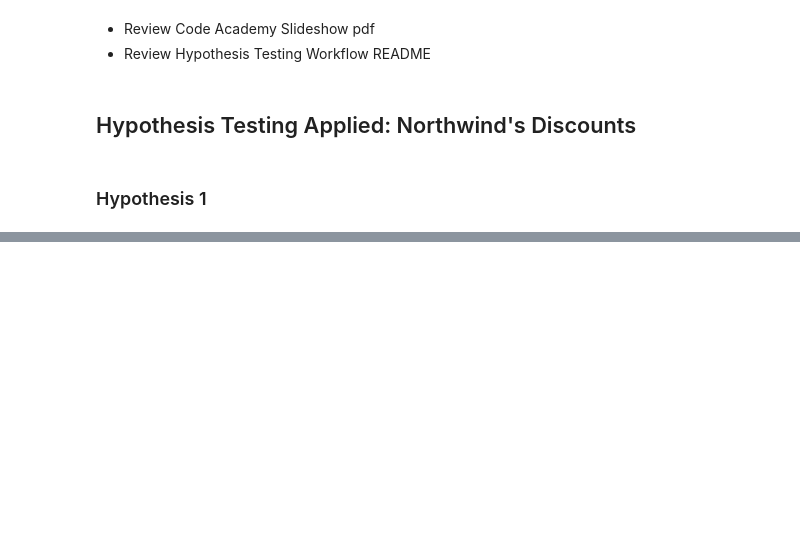
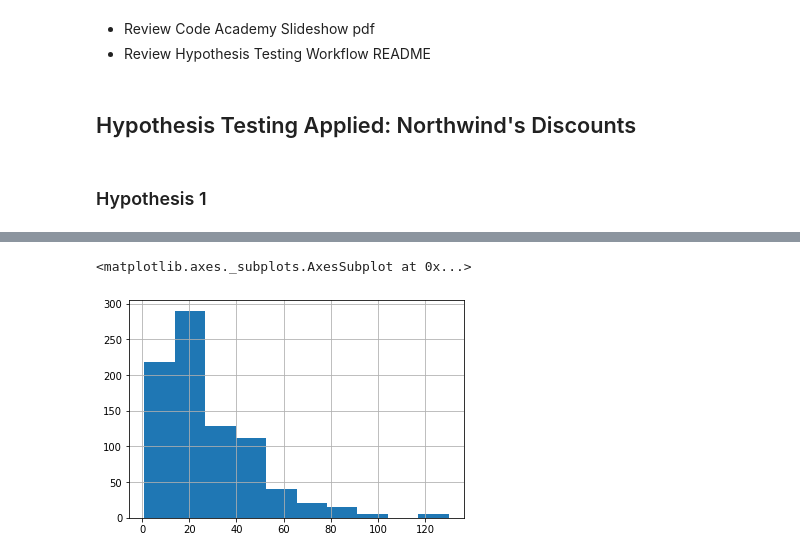
Before and after one commit to jirvingphd/online-dtsc-pt-041320-cohort-notes, a Jupyter notebook: Mod 2/sect_13_and_14/sect_13_and_14_CLT_and_Hypothesis_testing_SG.ipynb, the cells around one changed output, grey strips where cells are left out. Saved outputs shown, nothing was run; the diff lists cells and outputs as text; code cells hidden in the pictures; blank space fills up the shorter version.

```diff
--- a/Mod 2/sect_13_and_14/sect_13_and_14_CLT_and_Hypothesis_testing_SG.ipynb
+++ b/Mod 2/sect_13_and_14/sect_13_and_14_CLT_and_Hypothesis_testing_SG.ipynb
@@ -398,0 +408,3 @@ fig
+# %%
+df['discounted'] = df['Discount'].apply(lambda x: 'Discounted' if x >0 else "Full Price")
+df
@@ -398,0 +453,3 @@ fig
+# %%
+groups = df['discounted'].unique()
+groups
@@ -398,0 +458,7 @@ fig
+# %%
+data = {}
+for grp in groups:
+
+    group_df = df.groupby('discounted').get_group(grp)['Quantity']
+    data[grp] = group_df
+data
@@ -398,0 +483,5 @@ fig
+# %%
+data['Discounted'].hist()
+# %% [output]
+<matplotlib.axes._subplots.AxesSubplot at 0x...>
+[figure, added]
```
Also changed, not shown: parts of 22 cells of this notebook.
